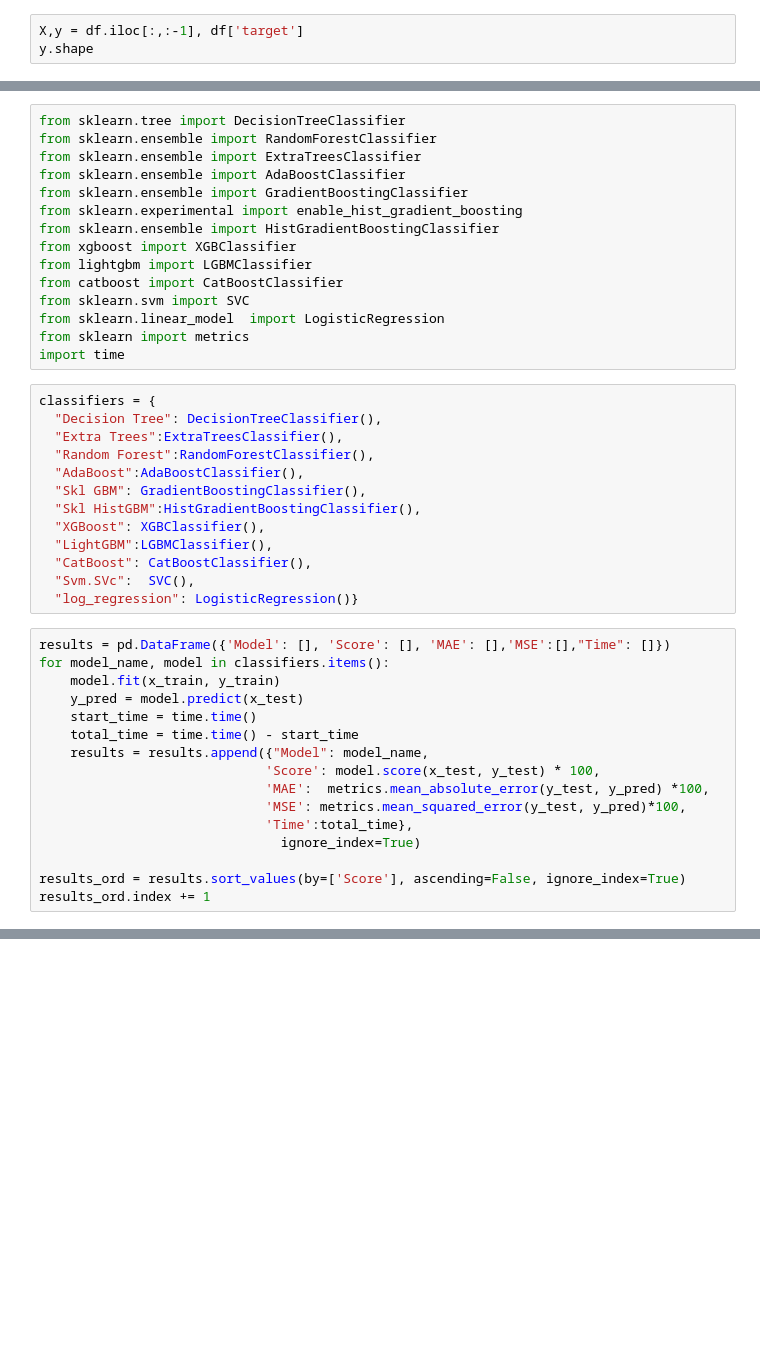
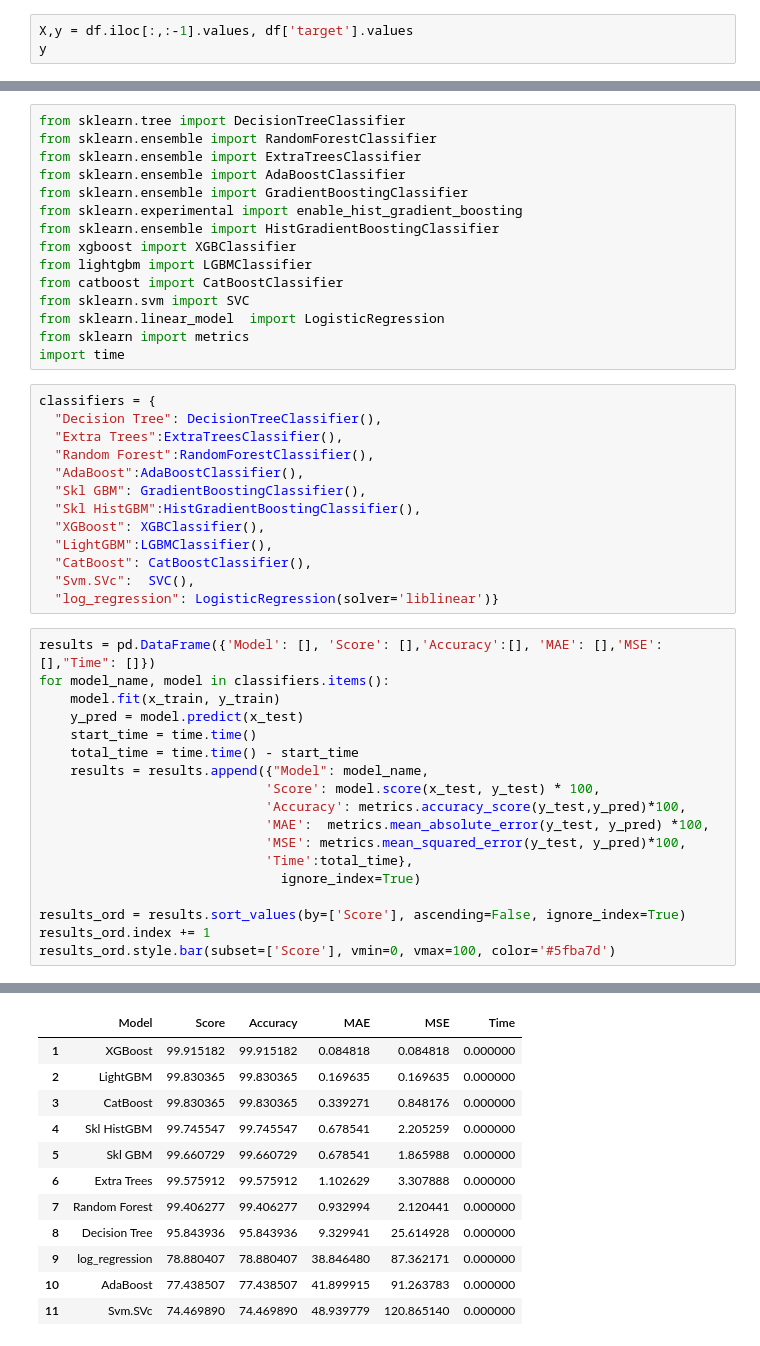
Before and after one commit to nagarjuna-de/apple_watch_tracker, a Jupyter notebook: bench.ipynb, the cells around one changed output, grey strips where cells are left out. Cells and saved outputs as stored; diff of their text form; blank space fills up the shorter version.

```diff
--- a/bench.ipynb
+++ b/bench.ipynb
@@ -45,6 +46,6 @@ df['target']
 5892    4.0
 Name: target, Length: 5893, dtype: float64
 # %%
-X,y = df.iloc[:,:-1], df['target']
-y.shape
+X,y = df.iloc[:,:-1].values, df['target'].values
+y
 # %% [output]
@@ -81,9 +82,9 @@ classifiers = {
   "LightGBM":LGBMClassifier(),
   "CatBoost": CatBoostClassifier(),
   "Svm.SVc":  SVC(),
-  "log_regression": LogisticRegression()}
+  "log_regression": LogisticRegression(solver='liblinear')}
 # %%
-results = pd.DataFrame({'Model': [], 'Score': [], 'MAE': [],'MSE':[],"Time": []})
+results = pd.DataFrame({'Model': [], 'Score': [],'Accuracy':[], 'MAE': [],'MSE':[],"Time": []})
 for model_name, model in classifiers.items():
     model.fit(x_train, y_train)
     y_pred = model.predict(x_test)
@@ -91,6 +92,7 @@ for model_name, model in classifiers.items():
     total_time = time.time() - start_time
     results = results.append({"Model": model_name,
                              'Score': model.score(x_test, y_test) * 100,
+                             'Accuracy': metrics.accuracy_score(y_test,y_pred)*100,
                              'MAE':  metrics.mean_absolute_error(y_test, y_pred) *100,
                              'MSE': metrics.mean_squared_error(y_test, y_pred)*100,
                              'Time':total_time},
@@ -98,3 +100,5 @@ for model_name, model in classifiers.items():
 
 results_ord = results.sort_values(by=['Score'], ascending=False, ignore_index=True)
 results_ord.index += 1
+results_ord.style.bar(subset=['Score'], vmin=0, vmax=100, color='#5fba7d')
+# %% [output]
@@ -100,0 +122,12 @@ results_ord.index += 1
+|  | Model | Score | Accuracy | MAE | MSE | Time |
+| 1 | XGBoost | 99.915182 | 99.915182 | 0.084818 | 0.084818 | 0.000000 |
+| 2 | LightGBM | 99.830365 | 99.830365 | 0.169635 | 0.169635 | 0.000000 |
+| 3 | CatBoost | 99.830365 | 99.830365 | 0.339271 | 0.848176 | 0.000000 |
+| 4 | Skl HistGBM | 99.745547 | 99.745547 | 0.678541 | 2.205259 | 0.000000 |
+| 5 | Skl GBM | 99.660729 | 99.660729 | 0.678541 | 1.865988 | 0.000000 |
+| 6 | Extra Trees | 99.575912 | 99.575912 | 1.102629 | 3.307888 | 0.000000 |
+| 7 | Random Forest | 99.406277 | 99.406277 | 0.932994 | 2.120441 | 0.000000 |
+| 8 | Decision Tree | 95.843936 | 95.843936 | 9.329941 | 25.614928 | 0.000000 |
+| 9 | log_regression | 78.880407 | 78.880407 | 38.846480 | 87.362171 | 0.000000 |
+| 10 | AdaBoost | 77.438507 | 77.438507 | 41.899915 | 91.263783 | 0.000000 |
+| 11 | Svm.SVc | 74.469890 | 74.469890 | 48.939779 | 120.865140 | 0.000000 |
```
Also changed, not shown: parts of 3 cells of this notebook, 4 other files.
